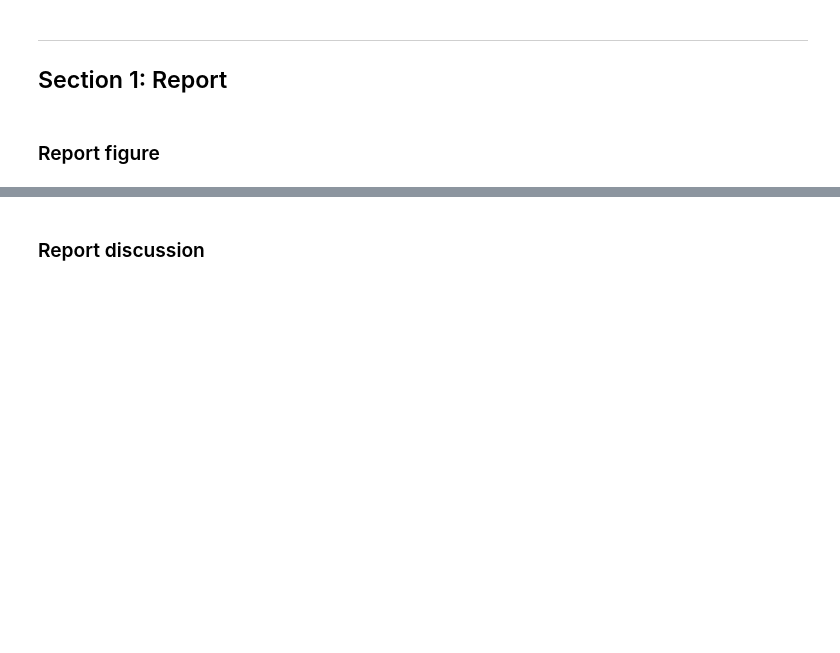
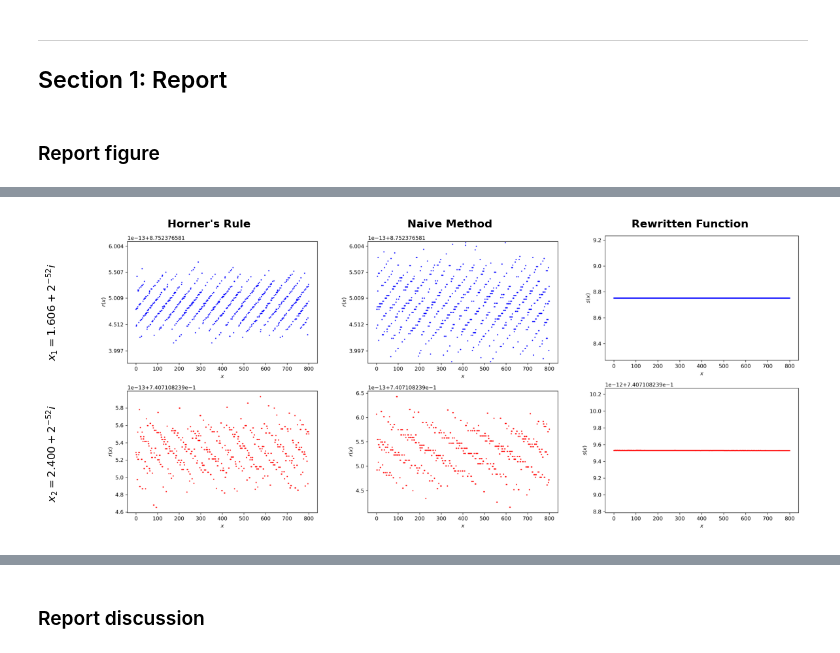
Before and after one commit to ecbaculo/ap155lab_ay26271, a Jupyter notebook: ap155_3MoreNumbers_baculo.ipynb, the cells around one changed output, grey strips where cells are left out. Cells and saved outputs as stored; diff of their text form; code cells hidden in the pictures; blank space fills up the shorter version.

```diff
--- a/ap155_3MoreNumbers_baculo.ipynb
+++ b/ap155_3MoreNumbers_baculo.ipynb
@@ -47 +45,37 @@ _Date and Time Scored (MM/DD/YYYY HH:MM AM/PM):_:_
+# %%
+import matplotlib.pyplot as plt
+import matplotlib.image as mpimg
+
+fig, axs = plt.subplots(1, 3, figsize=(12, 5))
+
+images = [
+    ("Horner_Plot.png", "Horner's Rule"),
+    ("Naive_Plot.png", "Naive Method"),
+    ("Rewritten_Plot.png", "Rewritten Function")
+]
+
+for ax, (filename, title) in zip(axs, images):
+    img = mpimg.imread(filename)
+    ax.imshow(img)
+    ax.set_title(title, fontweight='bold')
+    ax.axis("off")
+
+axs[0].axis("on")                         # Turn axis back on for the first plot
+axs[0].set_xticks([])                      # Remove x ticks
+axs[0].set_yticks([])                      # Remove y ticks
+for spine in axs[0].spines.values():       # Hide the bounding box borders
+    spine.set_visible(False)
+
+axs[0].set_ylabel(
+    r"$x_2 = 2.400 + 2^{-52}i$             $x_1 = 1.606 + 2^{-52}i$",
+    rotation=90,
+    labelpad=50,
+    verticalalignment='center',
+    fontsize=12
+)
+
+plt.tight_layout()
+plt.show()
+# %% [output]
+[figure, added]
 # %% [markdown]
```
Also changed, not shown: parts of 14 cells of this notebook.
